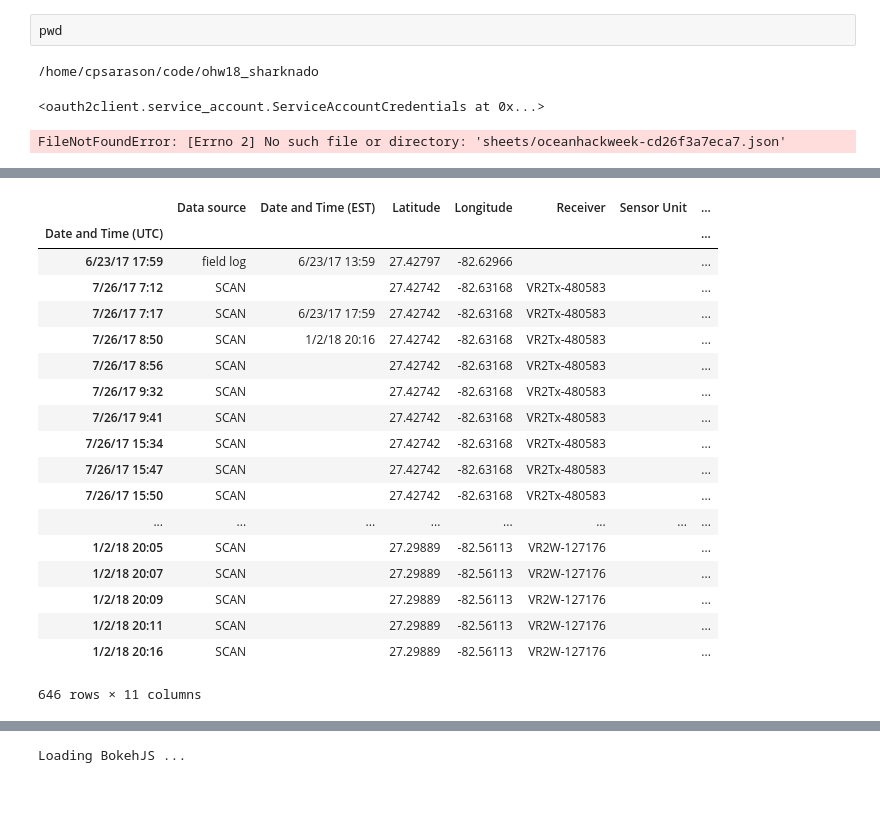
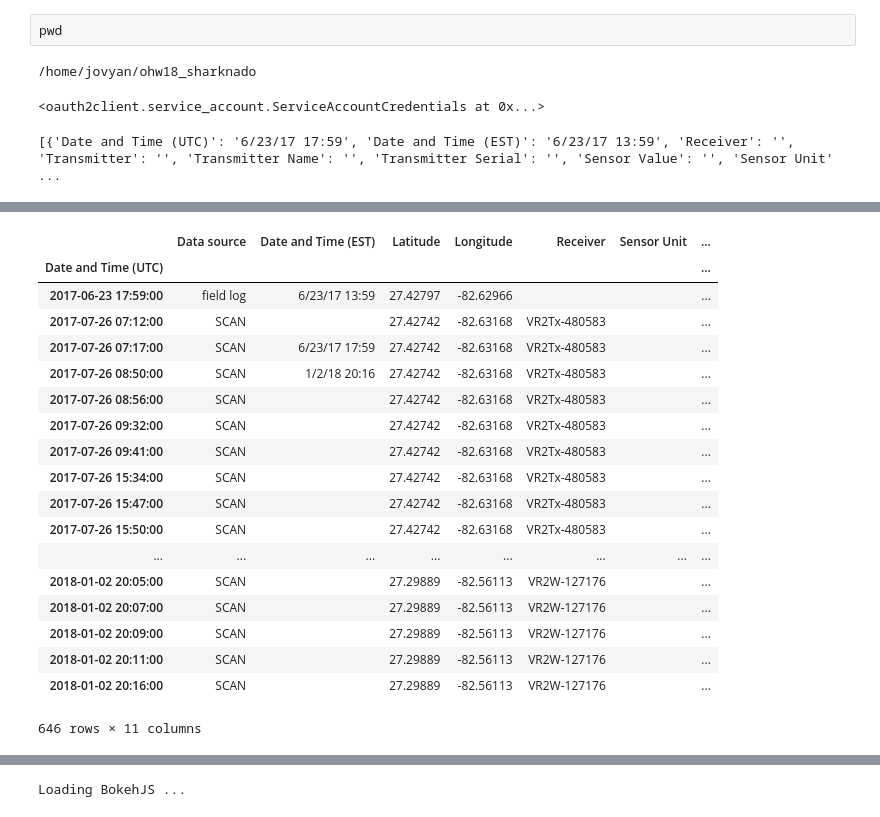
Before and after one commit to lizferguson5/ohw18_sharknado, a Jupyter notebook: GoogleSheetsConnection.ipynb, the cells around one changed output, grey strips where cells are left out. Cells and saved outputs as stored; diff of their text form; code cells hidden in the pictures.

Commit message:
Added data files for visualization of SST, etc.
Added jupyter notebook for connecting to a Google Sheet

```diff
--- a/GoogleSheetsConnection.ipynb
+++ b/GoogleSheetsConnection.ipynb
@@ -31,7 +33,7 @@ Requirement already satisfied: certifi>=2017.4.17 in /home/cpsarason/anaconda3/l
 pwd
 # %%
 !pwd
-creds = ServiceAccountCredentials.from_json_keyfile_name('creds/oceanhackweek-cd26f3a7eca7.json')
+creds = ServiceAccountCredentials.from_json_keyfile_name('../creds/oceanhackweek-cd26f3a7eca7.json')
 creds
 
 #client = gspread.authorize(creds)
@@ -39,12 +41,12 @@ creds
 # Find a workbook by name and open the first sheet
 # Make sure you use the right name here.
 # %% [output]
-/home/cpsarason/code/ohw18_sharknado
+/home/jovyan/ohw18_sharknado
 <oauth2client.service_account.ServiceAccountCredentials at 0x...>
 # %%
 # use creds to create a client to interact with the Google Drive API
 scope = ['https://spreadsheets.google.com/feeds']
-creds = ServiceAccountCredentials.from_json_keyfile_name('sheets/oceanhackweek-cd26f3a7eca7.json', scope)
+creds = ServiceAccountCredentials.from_json_keyfile_name('../creds/oceanhackweek-cd26f3a7eca7.json', scope)
 client = gspread.authorize(creds)
 
 # Find a workbook by name and open the first sheet
@@ -54,7 +56,7 @@ sheet = client.open_by_url("https://docs.google.com/spreadsheets/d/1MQsanWmsnlLa
 list_of_hashes = sheet.get_all_records()
 print(list_of_hashes)
 # %% [output]
-FileNotFoundError: [Errno 2] No such file or directory: 'sheets/oceanhackweek-cd26f3a7eca7.json'
+[{'Date and Time (UTC)': '6/23/17 17:59', 'Date and Time (EST)': '6/23/17 13:59', 'Receiver': '', 'Transmitter': '', 'Transmitter Name': '', 'Transmitter Serial': '', 'Sensor Value': '', 'Sensor Unit' ...
 # %%
 list_of_hashes
 # %% [output]
@@ -80,26 +82,27 @@ import pandas as pd
 # %%
 test = pd.DataFrame.from_records(list_of_hashes)
 # %%
+test['Date and Time (UTC)'] = pd.to_datetime(test['Date and Time (UTC)'])
 test.set_index('Date and Time (UTC)')
 # %% [output]
 |  | Data source | Date and Time (EST) | Latitude | Longitude | Receiver | Sensor Unit | ... |
 | Date and Time (UTC) |  |  |  |  |  |  | ... |
-| 6/23/17 17:59 | field log | 6/23/17 13:59 | 27.42797 | -82.62966 |  |  | ... |
-| 7/26/17 7:12 | SCAN |  | 27.42742 | -82.63168 | VR2Tx-480583 |  | ... |
-| 7/26/17 7:17 | SCAN | 6/23/17 17:59 | 27.42742 | -82.63168 | VR2Tx-480583 |  | ... |
-| 7/26/17 8:50 | SCAN | 1/2/18 20:16 | 27.42742 | -82.63168 | VR2Tx-480583 |  | ... |
-| 7/26/17 8:56 | SCAN |  | 27.42742 | -82.63168 | VR2Tx-480583 |  | ... |
-| 7/26/17 9:32 | SCAN |  | 27.42742 | -82.63168 | VR2Tx-480583 |  | ... |
-| 7/26/17 9:41 | SCAN |  | 27.42742 | -82.63168 | VR2Tx-480583 |  | ... |
-| 7/26/17 15:34 | SCAN |  | 27.42742 | -82.63168 | VR2Tx-480583 |  | ... |
-| 7/26/17 15:47 | SCAN |  | 27.42742 | -82.63168 | VR2Tx-480583 |  | ... |
-| 7/26/17 15:50 | SCAN |  | 27.42742 | -82.63168 | VR2Tx-480583 |  | ... |
+| 2017-06-23 17:59:00 | field log | 6/23/17 13:59 | 27.42797 | -82.62966 |  |  | ... |
+| 2017-07-26 07:12:00 | SCAN |  | 27.42742 | -82.63168 | VR2Tx-480583 |  | ... |
+| 2017-07-26 07:17:00 | SCAN | 6/23/17 17:59 | 27.42742 | -82.63168 | VR2Tx-480583 |  | ... |
+| 2017-07-26 08:50:00 | SCAN | 1/2/18 20:16 | 27.42742 | -82.63168 | VR2Tx-480583 |  | ... |
+| 2017-07-26 08:56:00 | SCAN |  | 27.42742 | -82.63168 | VR2Tx-480583 |  | ... |
+| 2017-07-26 09:32:00 | SCAN |  | 27.42742 | -82.63168 | VR2Tx-480583 |  | ... |
+| 2017-07-26 09:41:00 | SCAN |  | 27.42742 | -82.63168 | VR2Tx-480583 |  | ... |
+| 2017-07-26 15:34:00 | SCAN |  | 27.42742 | -82.63168 | VR2Tx-480583 |  | ... |
+| 2017-07-26 15:47:00 | SCAN |  | 27.42742 | -82.63168 | VR2Tx-480583 |  | ... |
+| 2017-07-26 15:50:00 | SCAN |  | 27.42742 | -82.63168 | VR2Tx-480583 |  | ... |
 | ... | ... | ... | ... | ... | ... | ... | ... |
-| 1/2/18 20:05 | SCAN |  | 27.29889 | -82.56113 | VR2W-127176 |  | ... |
-| 1/2/18 20:07 | SCAN |  | 27.29889 | -82.56113 | VR2W-127176 |  | ... |
-| 1/2/18 20:09 | SCAN |  | 27.29889 | -82.56113 | VR2W-127176 |  | ... |
-| 1/2/18 20:11 | SCAN |  | 27.29889 | -82.56113 | VR2W-127176 |  | ... |
-| 1/2/18 20:16 | SCAN |  | 27.29889 | -82.56113 | VR2W-127176 |  | ... |
+| 2018-01-02 20:05:00 | SCAN |  | 27.29889 | -82.56113 | VR2W-127176 |  | ... |
+| 2018-01-02 20:07:00 | SCAN |  | 27.29889 | -82.56113 | VR2W-127176 |  | ... |
+| 2018-01-02 20:09:00 | SCAN |  | 27.29889 | -82.56113 | VR2W-127176 |  | ... |
+| 2018-01-02 20:11:00 | SCAN |  | 27.29889 | -82.56113 | VR2W-127176 |  | ... |
+| 2018-01-02 20:16:00 | SCAN |  | 27.29889 | -82.56113 | VR2W-127176 |  | ... |
 646 rows × 11 columns
 # %%
 from bokeh.plotting import figure
```
Also changed, not shown: parts of 9 cells of this notebook, 1 other file.
